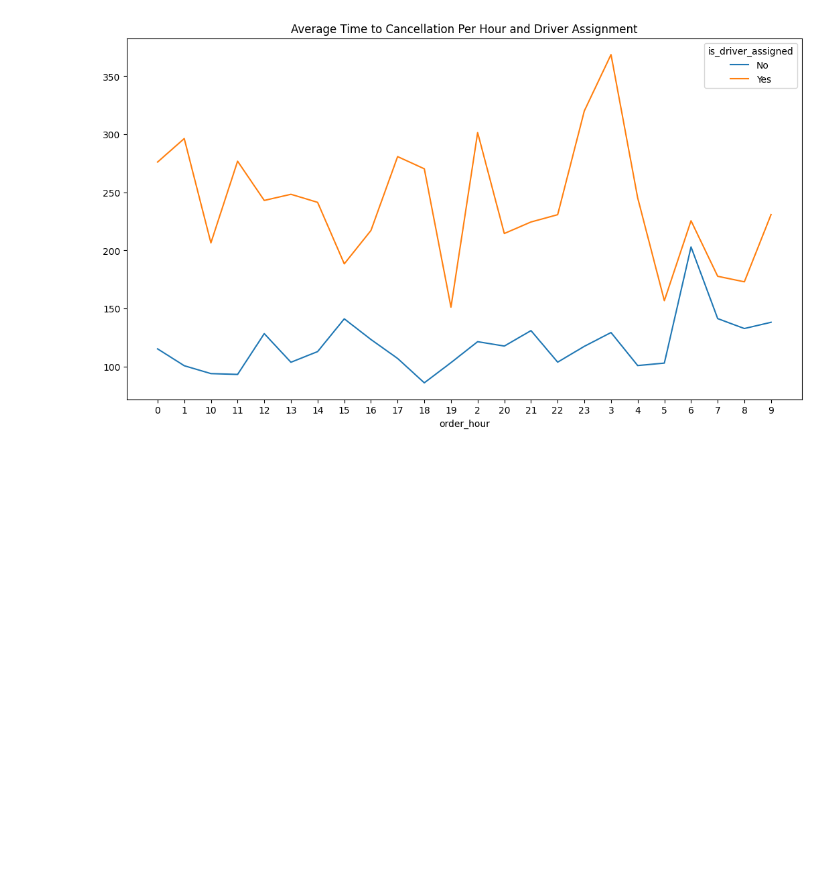
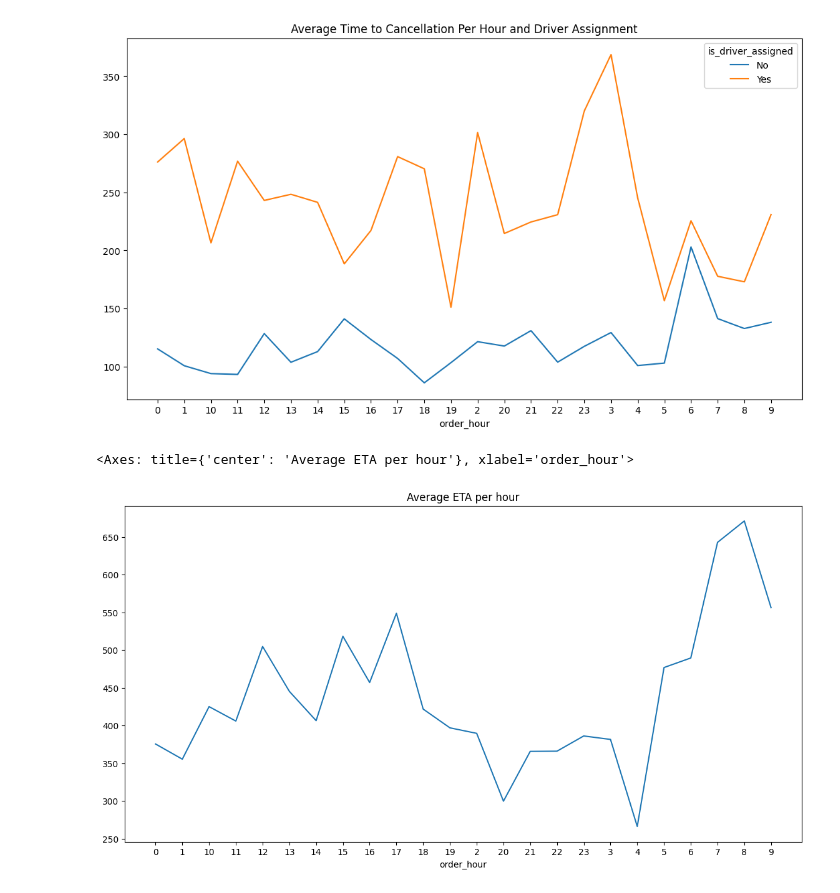
Before and after one commit to inderjeet680/Gett-failed-orders-analysis, a Jupyter notebook: analysis.ipynb, the cells around one changed output. Saved outputs shown, nothing was run; the diff lists cells and outputs as text; code cells hidden in the pictures; blank space fills up the shorter version.

```diff
--- a/analysis.ipynb
+++ b/analysis.ipynb
@@ -193,0 +196,7 @@ grouped_q3.reset_index().pivot(index="order_hour",
+# %%
+df.groupby(by="order_hour")["m_order_eta"].mean().plot(figsize=(14, 7),
+                                                           xticks=range(0, 24),
+                                                           title="Average ETA per hour")
+# %% [output]
+<Axes: title={'center': 'Average ETA per hour'}, xlabel='order_hour'>
+[figure, added]
```
Also changed, not shown: parts of 3 cells of this notebook.
